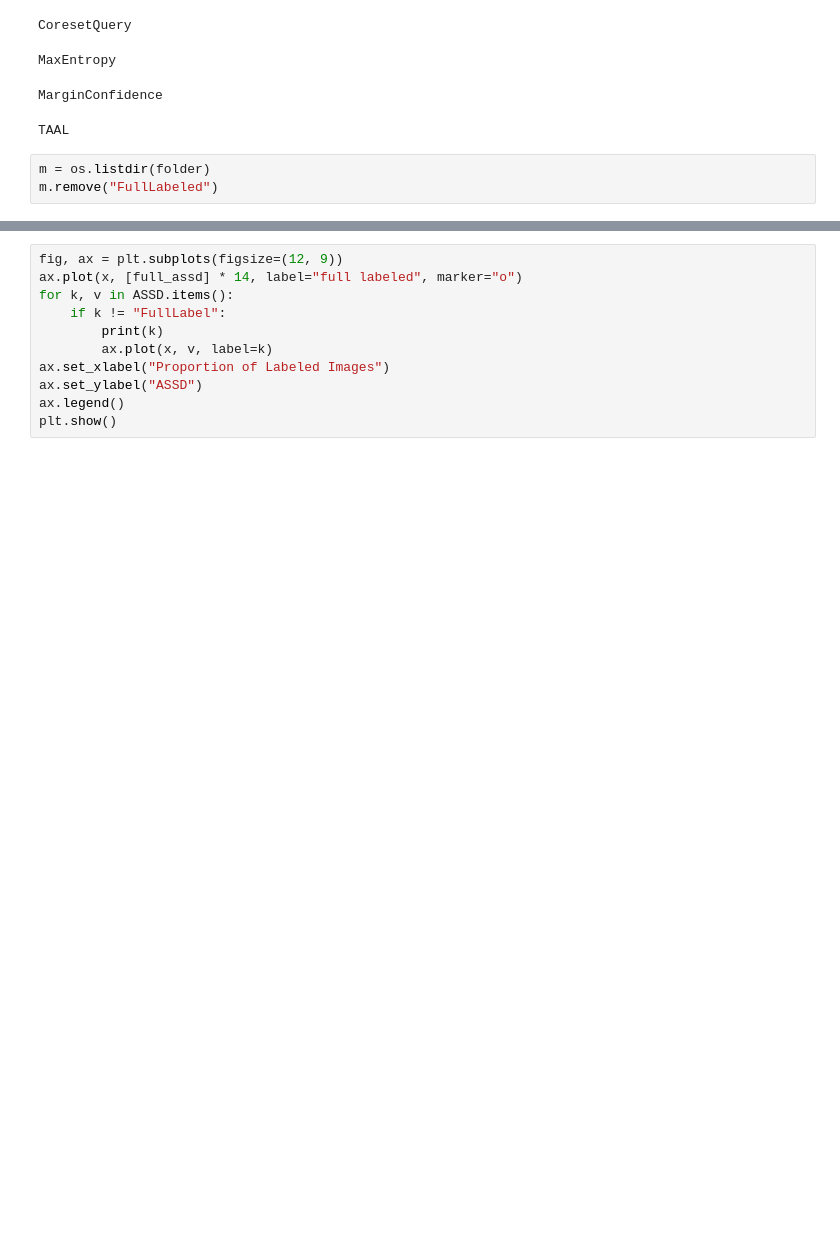
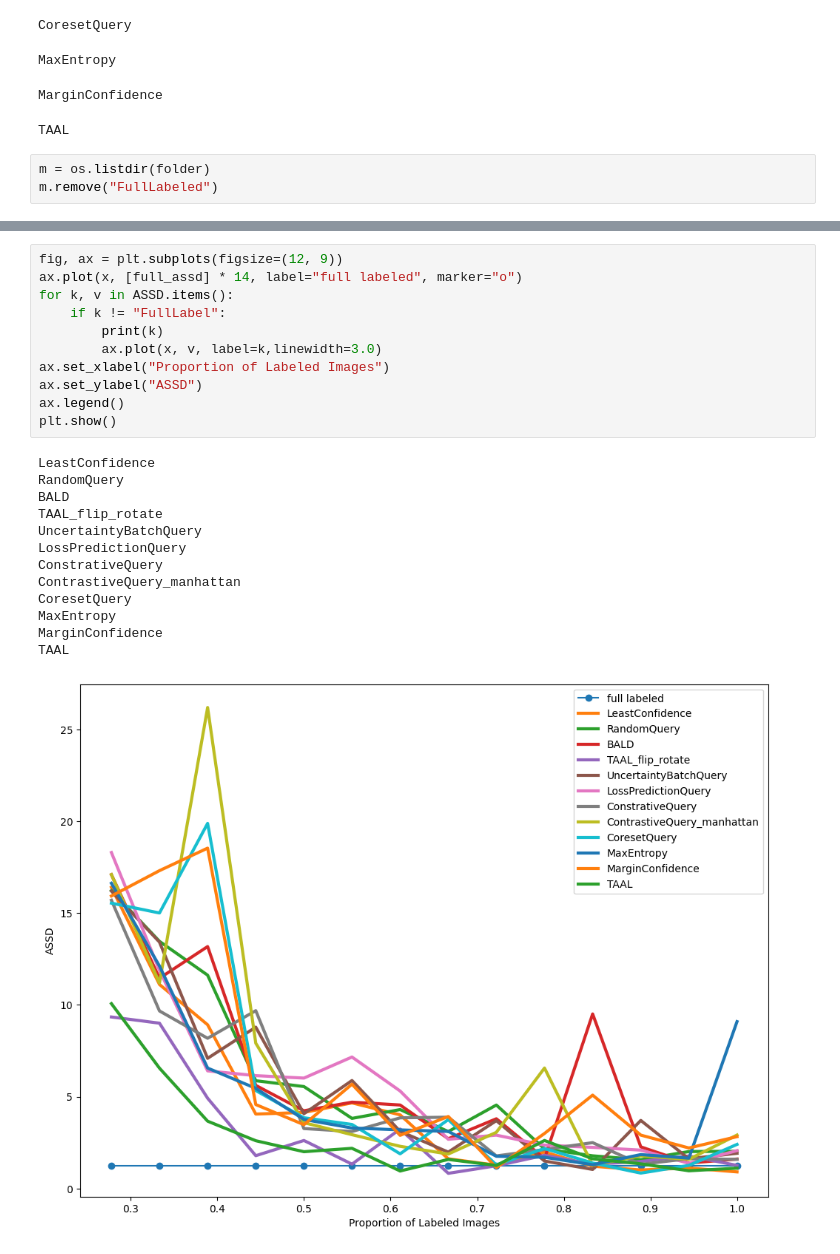
Before and after one commit to yeyeyeping/ALSph2d, a Jupyter notebook: plot.ipynb, the cells around one changed output, grey strips where cells are left out. Saved outputs shown, nothing was run; the diff lists cells and outputs as text; blank space fills up the shorter version.

```diff
--- a/plot.ipynb
+++ b/plot.ipynb
@@ -194,11 +223,25 @@ ASSD["FullLabel"][-1]
 # %%
 fig, ax = plt.subplots(figsize=(12, 9))
 ax.plot(x, [full_assd] * 14, label="full labeled", marker="o")
 for k, v in ASSD.items():
     if k != "FullLabel":
         print(k)
-        ax.plot(x, v, label=k)
+        ax.plot(x, v, label=k,linewidth=3.0)
 ax.set_xlabel("Proportion of Labeled Images")
 ax.set_ylabel("ASSD")
 ax.legend()
 plt.show()
+# %% [output]
+LeastConfidence
+RandomQuery
+BALD
+TAAL_flip_rotate
+UncertaintyBatchQuery
+LossPredictionQuery
+ConstrativeQuery
+ContrastiveQuery_manhattan
+CoresetQuery
+MaxEntropy
+MarginConfidence
+TAAL
+[figure, added]
```
Also changed, not shown: parts of 10 cells of this notebook, 15 other files.
